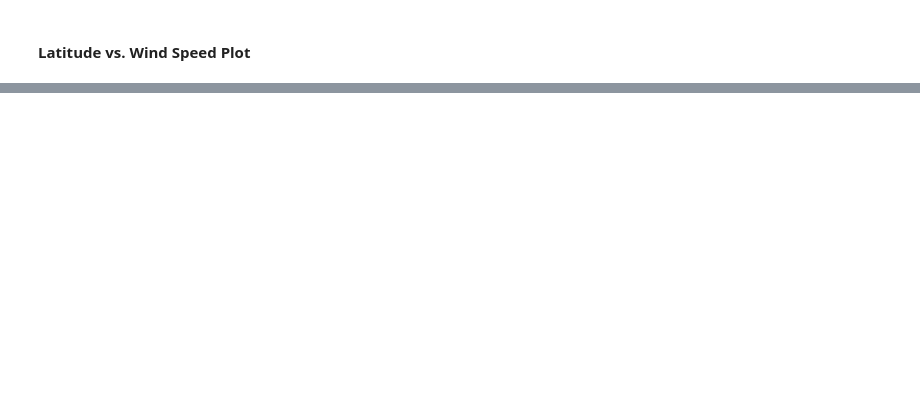
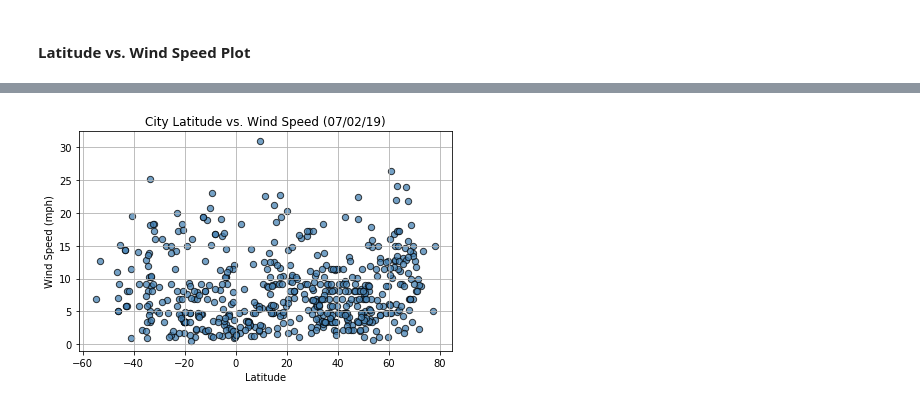
Before and after one commit to godse-snehal/py-weather, a Jupyter notebook: WeatherPy.ipynb, the cells around one changed output, grey strips where cells are left out. Drawn from its saved outputs; the diff is of its cells as text; code cells hidden in the pictures; blank space fills up the shorter version.

```diff
--- a/WeatherPy.ipynb
+++ b/WeatherPy.ipynb
@@ -176,0 +193,11 @@ city_data_df
+# %%
+city_data_df.plot.scatter(x='Lat', y='Wind Speed', s=40,c='steelblue', edgecolors='black', grid=True, alpha = '0.75')
+
+plt.title(f'City Latitude vs. Wind Speed ({current_date})')
+plt.xlabel("Latitude")
+plt.ylabel("Wind Speed (mph)")
+plt.tight_layout()
+plt.savefig("Images/Lat_WindSpeed_Plot.png")
+plt.show()
+# %% [output]
+[figure, added]
```
Also changed, not shown: parts of 14 cells of this notebook, 5 other files.
